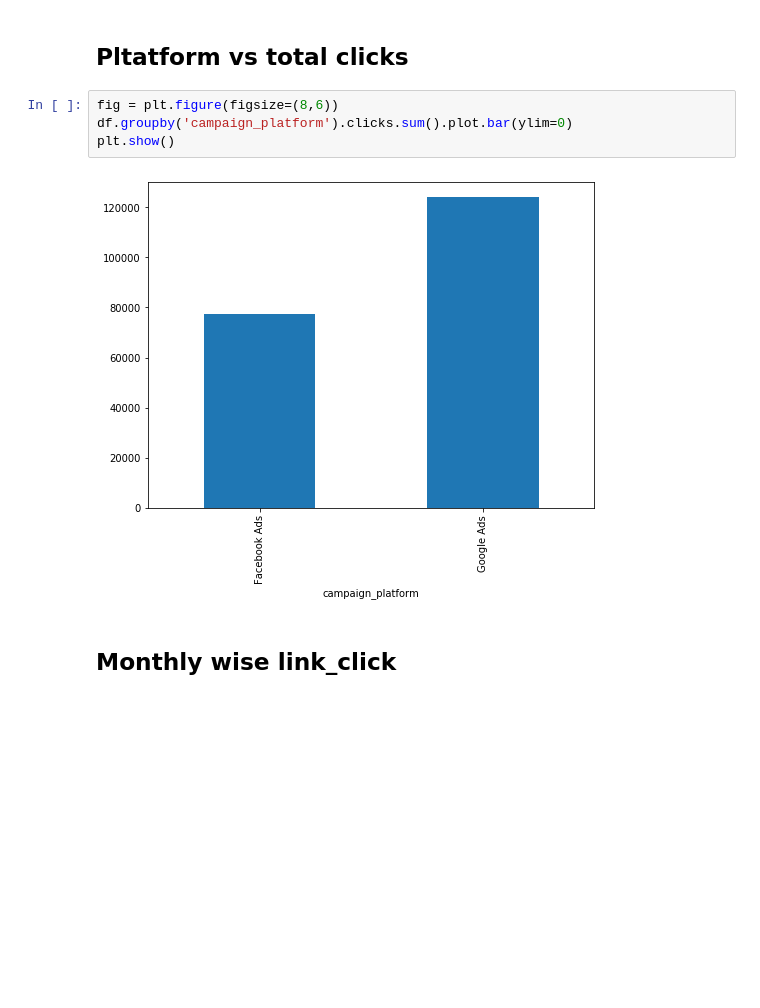
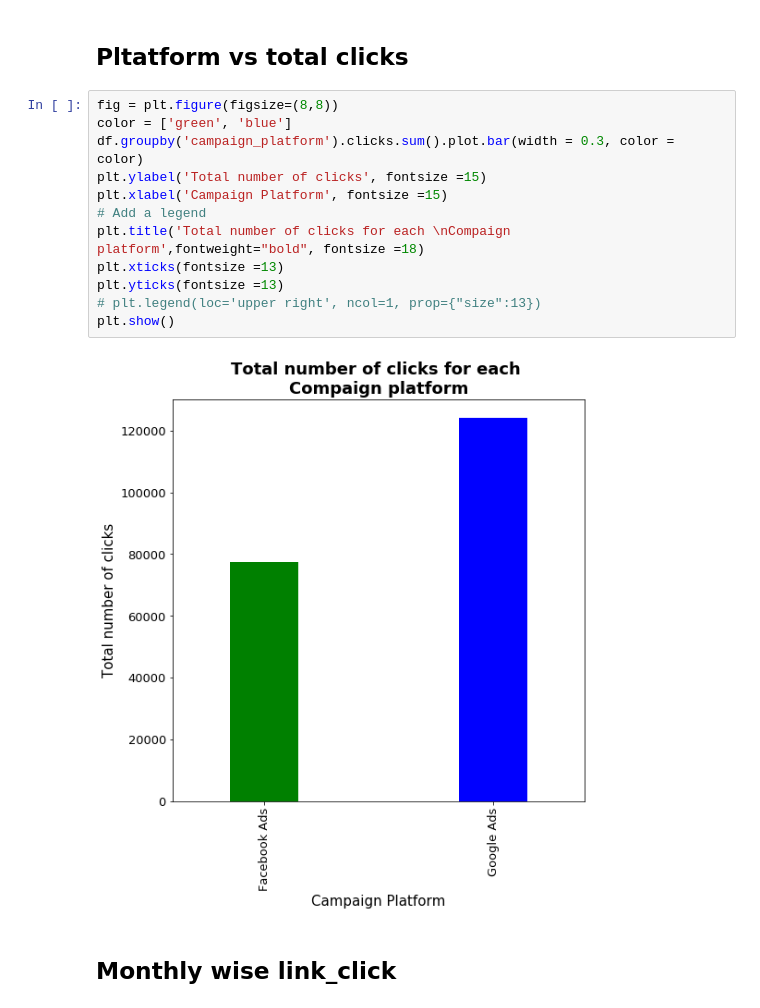
Before and after one commit to dheeraj-2000/Temp_prediction, a Jupyter notebook: Eda.ipynb, the cells around one changed output. Cells and saved outputs as stored; diff of their text form; blank space fills up the shorter version.

```diff
--- a/Eda.ipynb
+++ b/Eda.ipynb
@@ -62,12 +77,20 @@ plt.show()
 ## Monthly wise clicks
 # %% [markdown]
 ## Pltatform vs total clicks
-# %%
-fig = plt.figure(figsize=(8,6))
-df.groupby('campaign_platform').clicks.sum().plot.bar(ylim=0)
-plt.show()
-# %% [output]
-[figure, removed]
+# %%
+fig = plt.figure(figsize=(8,8))
+color = ['green', 'blue']
+df.groupby('campaign_platform').clicks.sum().plot.bar(width = 0.3, color = color)
+plt.ylabel('Total number of clicks', fontsize =15)
+plt.xlabel('Campaign Platform', fontsize =15)
+# Add a legend
+plt.title('Total number of clicks for each \nCompaign platform',fontweight="bold", fontsize =18)
+plt.xticks(fontsize =13)
+plt.yticks(fontsize =13)
+# plt.legend(loc='upper right', ncol=1, prop={"size":13})
+plt.show()
+# %% [output]
+[figure, added]
 # %% [markdown]
 ## Monthly wise link_click
 # %% [markdown]
```
Also changed, not shown: parts of 29 cells of this notebook.
